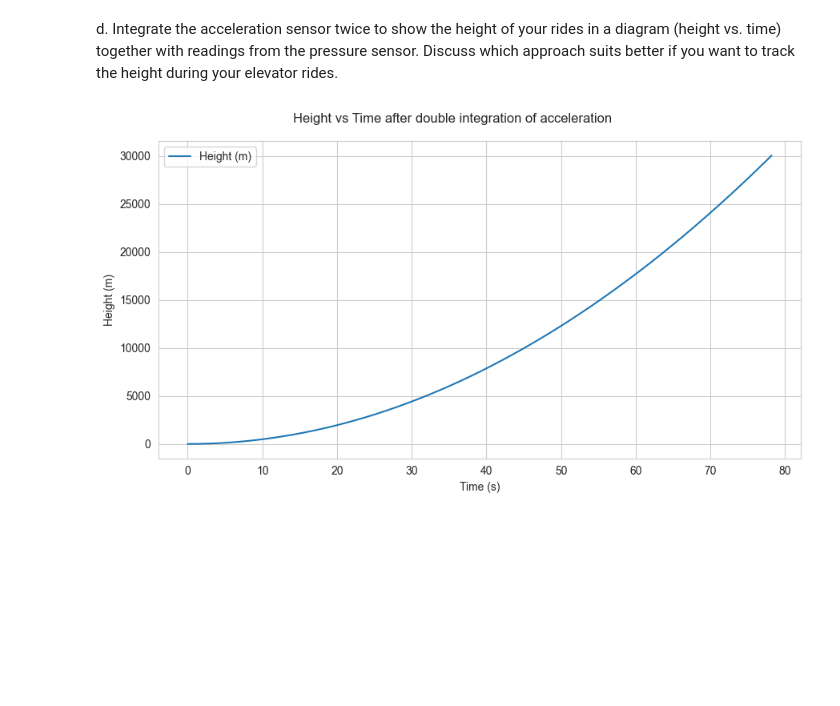
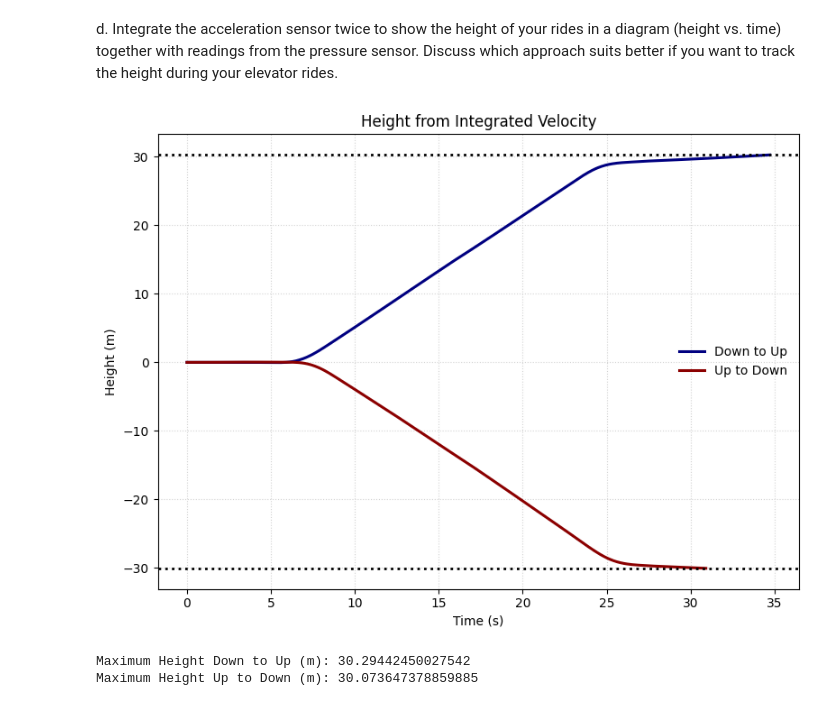
Before and after one commit to SowndaryaLakshmiV/Sensors-Lab-2, a Jupyter notebook: Module_1/Module1.ipynb, the cells around one changed output. Saved outputs shown, nothing was run; the diff lists cells and outputs as text; code cells hidden in the pictures; blank space fills up the shorter version.

```diff
--- a/Module_1/Module1.ipynb
+++ b/Module_1/Module1.ipynb
@@ -9,7 +9,7 @@ t_data = []
 
 with open("Data/Pressure.txt") as f:
     for line in f:
-        pressure_data.append(float(line.split("Pressure:")[1].strip()))
+        pressure_data.append(round( float(line.split("Pressure:")[1].strip())/100, 3) )  # Convert to hPa
         t_data.append(int(line.split("Timestamp:")[1].split("Pressure:")[0].strip()))
 
 timestamp_data = [0]
@@ -374,28 +470,45 @@ d. Integrate the acceleration sensor twice to show the height of your rides in a
 diagram (height vs. time) together with readings from the pressure sensor. Discuss which approach suits better if you want to track the height during your
 elevator rides.
 # %%
-# convert timestamp to seconds
-timestamps_sec = elev_timestamp / 1000
+def compute_height(t_sec, velocity):
+    h = np.zeros_like(velocity)
+    for i in range(1, len(h)):
+        dt = t_sec[i] - t_sec[i - 1]
+        h[i] = h[i - 1] + velocity[i - 1] * dt
+    return h - h[0]
 
-# initialize height array
-height_accel = np.zeros_like(velocity)
 
-# integrate velocity to height
-for i in range(1, len(timestamps_sec)):
-    dt = timestamps_sec[i] - timestamps_sec[i - 1]     # time difference in seconds
-    height_accel[i] = height_accel[i - 1] + velocity[i - 1] * dt
+# Height arrays
+h_d2u = compute_height(t_d2u_sec, v_d2u)
+h_u2d = compute_height(t_u2d_sec, v_u2d)
 
-# plotting
-plt.figure(figsize=(9,5))
-plt.suptitle("Height vs Time after double integration of acceleration")
+# Peak heights
+hmax_d2u = np.max(h_d2u)
+hmax_u2d = np.min(h_u2d)
 
-plt.plot(timestamps_sec, height_accel, label="Height (m)")
+# Plotting
+plt.figure(figsize=(8,6))
+
+plt.plot(t_d2u_sec, h_d2u, color="navy", linewidth=2.2, label="Down to Up")
+plt.plot(t_u2d_sec, h_u2d, color="darkred", linewidth=2.2, label="Up to Down")
+
+# Dotted reference lines (black, thickness 2)
+plt.axhline(hmax_d2u, color="black", linestyle=":", linewidth=2)
+plt.axhline(hmax_u2d, color="black", linestyle=":", linewidth=2)
 
 plt.xlabel("Time (s)")
 plt.ylabel("Height (m)")
-plt.grid(True)
-plt.legend()
+plt.title("Height from Integrated Velocity")
+
+plt.grid(color="lightgray", linestyle=":", linewidth=0.8)
+plt.legend(frameon=False)
+
 plt.tight_layout()
 plt.show()
+
+print("Maximum Height Down to Up (m):", hmax_d2u)
+print("Maximum Height Up to Down (m):", abs(hmax_u2d))
 # %% [output]
-[figure, old version]
+[figure, new version]
+Maximum Height Down to Up (m): 30.29442450027542
+Maximum Height Up to Down (m): 30.073647378859885
```
Also changed, not shown: parts of 12 cells of this notebook, 27 other files.
